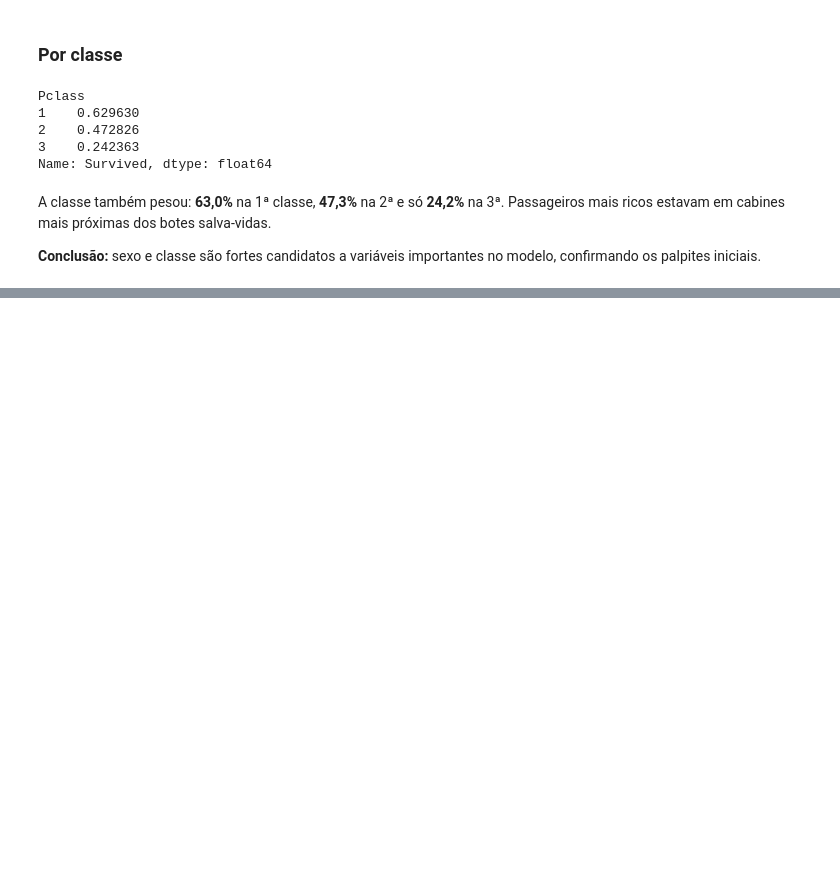
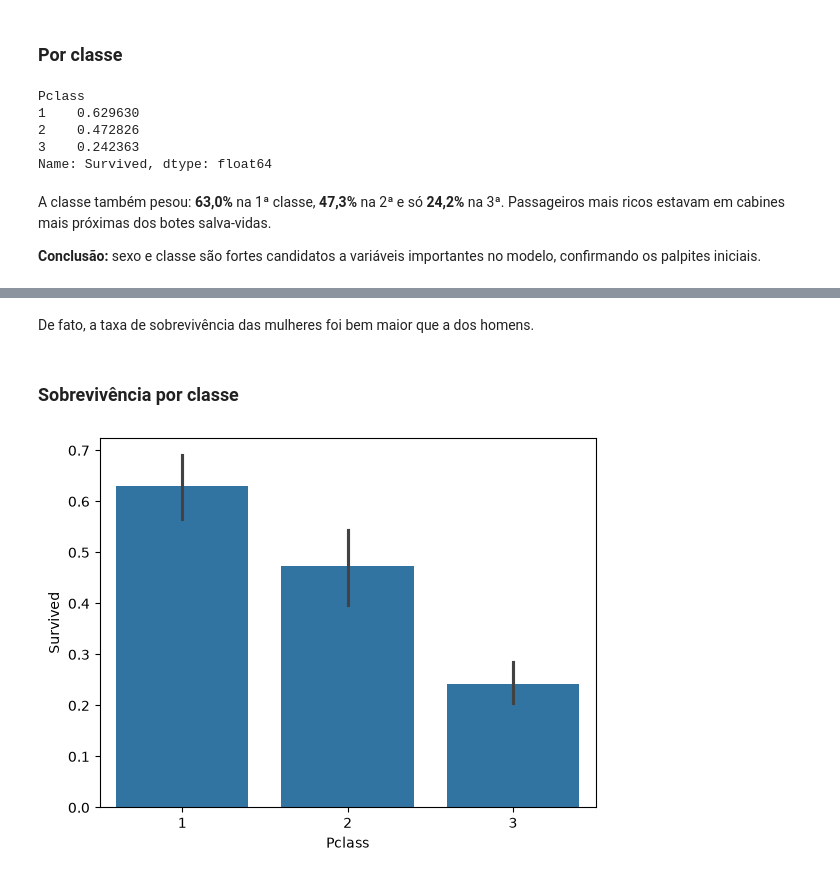
Before and after one commit to emanuelpintosampaio/titanic-kaggle, a Jupyter notebook: notebooks/01_exploracao.ipynb, the cells around one changed output, grey strips where cells are left out. Cells and saved outputs as stored; diff of their text form; code cells hidden in the pictures; blank space fills up the shorter version.

```diff
--- a/notebooks/01_exploracao.ipynb
+++ b/notebooks/01_exploracao.ipynb
@@ -155,0 +169,10 @@ A classe também pesou: **63,0%** na 1ª classe, **47,3%** na 2ª e só **24,2%*
+# %% [markdown]
+De fato, a taxa de sobrevivência das mulheres foi bem maior que a dos homens.
+# %% [markdown]
+### Sobrevivência por classe
+# %%
+# Gráfico da taxa de sobrevivência por classe
+sns.barplot(data=train, x='Pclass', y='Survived')
+plt.show()
+# %% [output]
+[figure, added]
```
Also changed, not shown: parts of 14 cells of this notebook.
